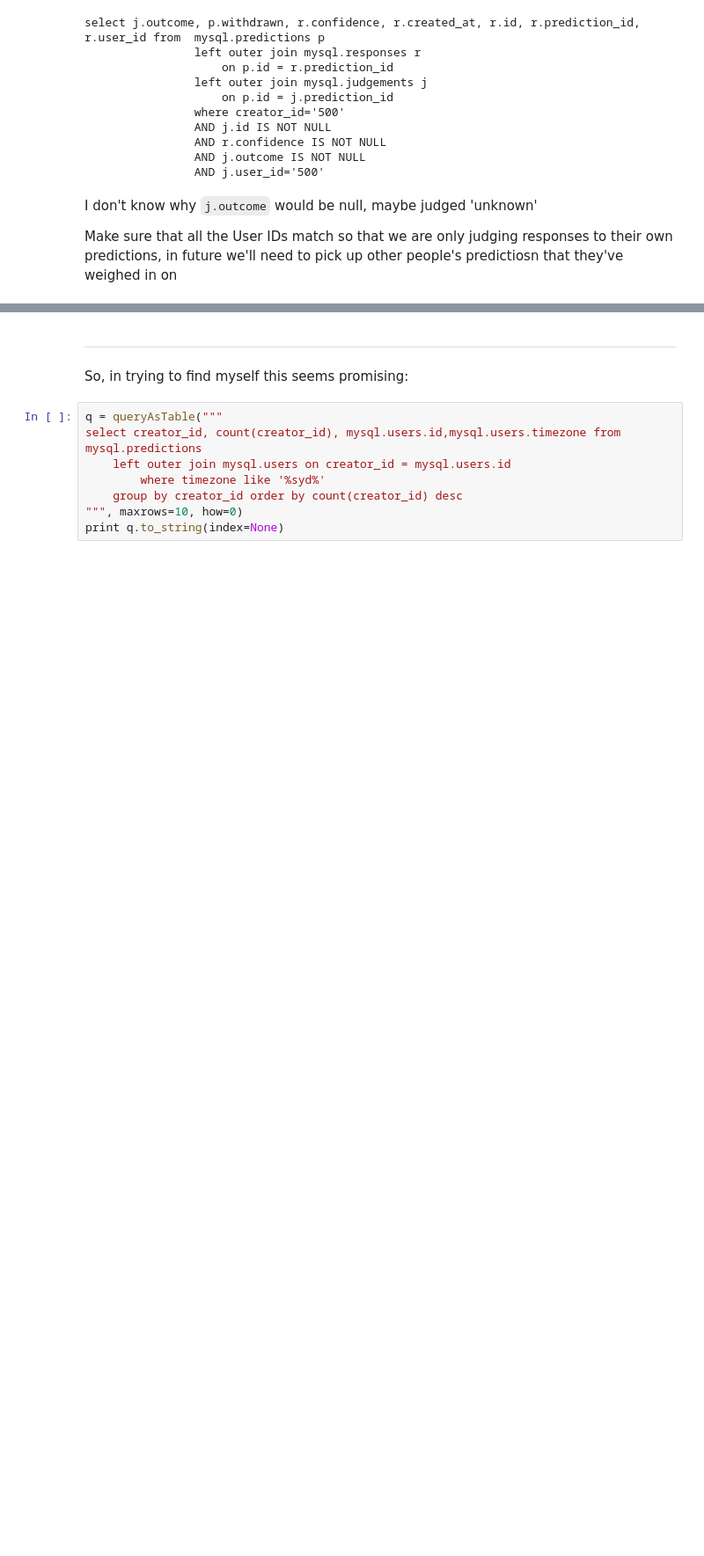
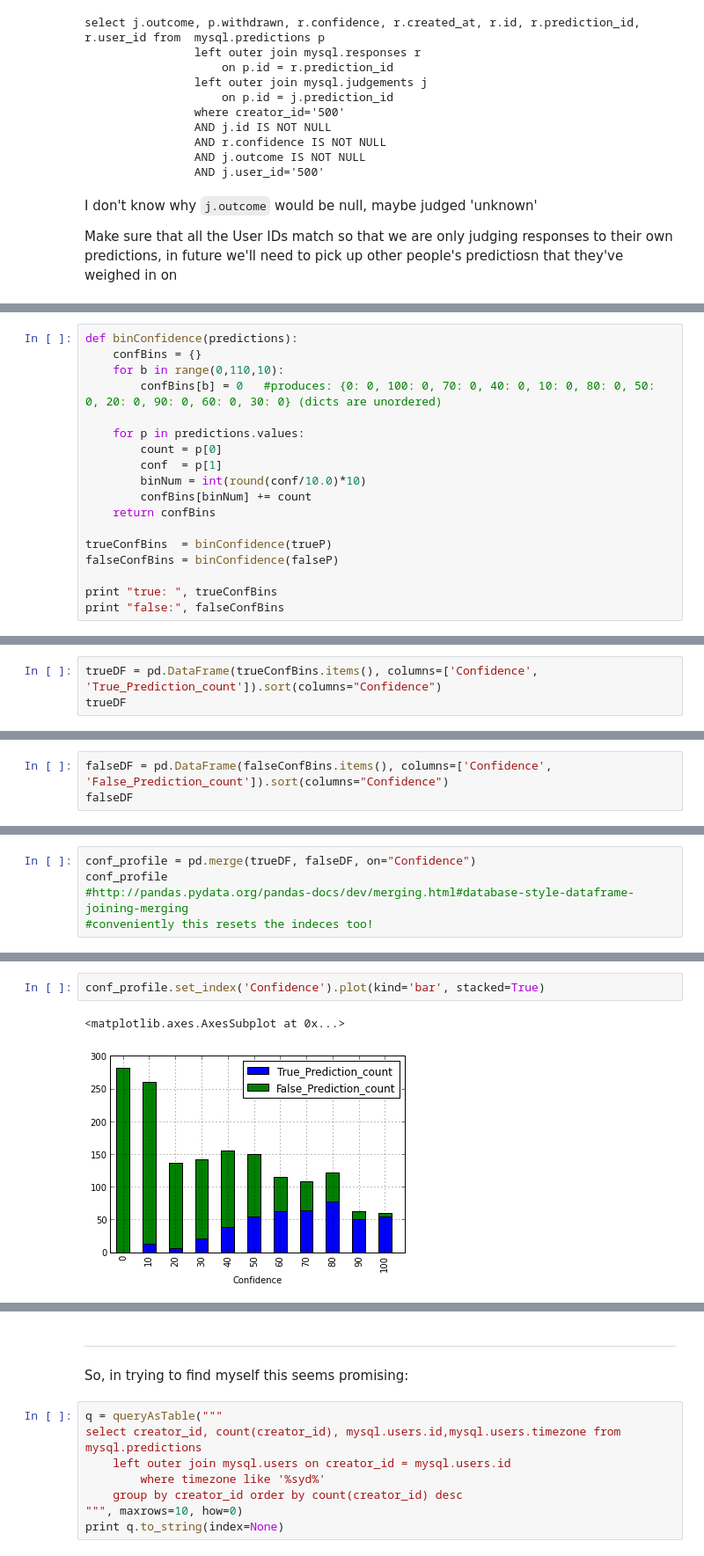
Before and after one commit to notionparallax/GA-DataScience, a Jupyter notebook: Prediction book analysis/PB exploration.ipynb, the cells around one changed output, grey strips where cells are left out. Shown at 88% size. Cells and saved outputs as stored; diff of their text form; blank space fills up the shorter version.

Commit message:
more homework on PB data, made a graph analogous to PB graph

```diff
--- a/Prediction book analysis/PB exploration.ipynb
+++ b/Prediction book analysis/PB exploration.ipynb
@@ -313,0 +332,18 @@ trueP
+# %%
+def binConfidence(predictions):
+    confBins = {}
+    for b in range(0,110,10):
+        confBins[b] = 0   #produces: {0: 0, 100: 0, 70: 0, 40: 0, 10: 0, 80: 0, 50: 0, 20: 0, 90: 0, 60: 0, 30: 0} (dicts are unordered)
+
+    for p in predictions.values:
+        count = p[0]
+        conf  = p[1]
+        binNum = int(round(conf/10.0)*10)
+        confBins[binNum] += count
+    return confBins
+
+trueConfBins  = binConfidence(trueP)
+falseConfBins = binConfidence(falseP)
+
+print "true: ", trueConfBins
+print "false:", falseConfBins
@@ -313,0 +353,3 @@ trueP
+# %%
+trueDF = pd.DataFrame(trueConfBins.items(), columns=['Confidence', 'True_Prediction_count']).sort(columns="Confidence")
+trueDF
@@ -313,0 +369,3 @@ trueP
+# %%
+falseDF = pd.DataFrame(falseConfBins.items(), columns=['Confidence', 'False_Prediction_count']).sort(columns="Confidence")
+falseDF
@@ -313,0 +385,5 @@ trueP
+# %%
+conf_profile = pd.merge(trueDF, falseDF, on="Confidence")
+conf_profile
+#http://pandas.pydata.org/pandas-docs/dev/merging.html#database-style-dataframe-joining-merging
+#conveniently this resets the indeces too!
@@ -313,0 +403,5 @@ trueP
+# %%
+conf_profile.set_index('Confidence').plot(kind='bar', stacked=True)
+# %% [output]
+<matplotlib.axes.AxesSubplot at 0x...>
+[figure, added]
```
Also changed, not shown: parts of 22 cells of this notebook.
